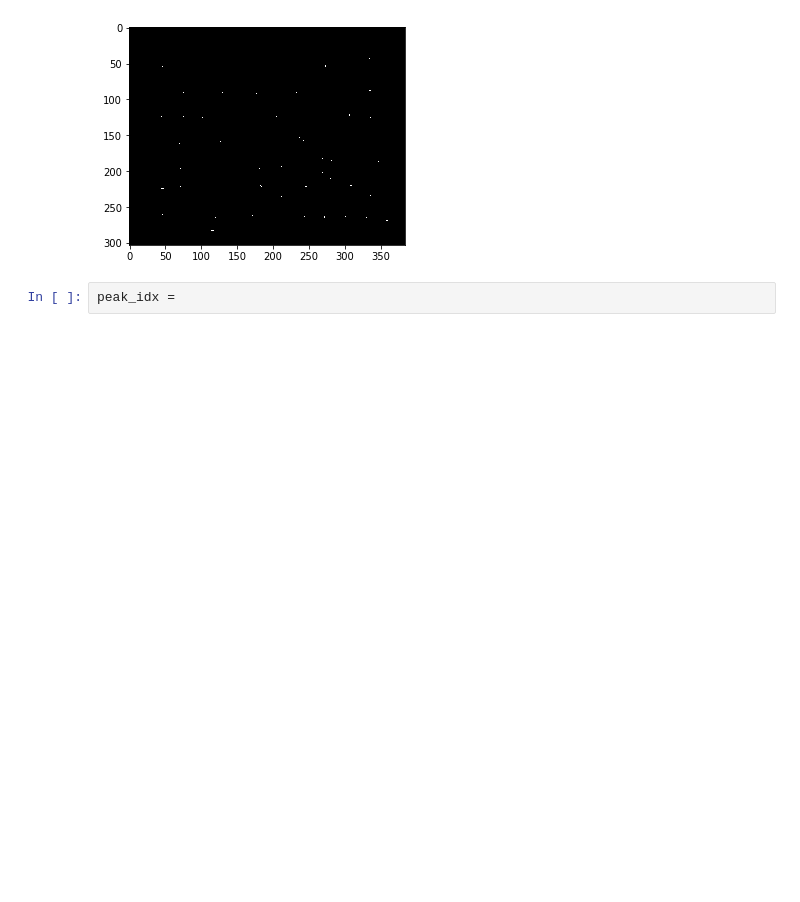
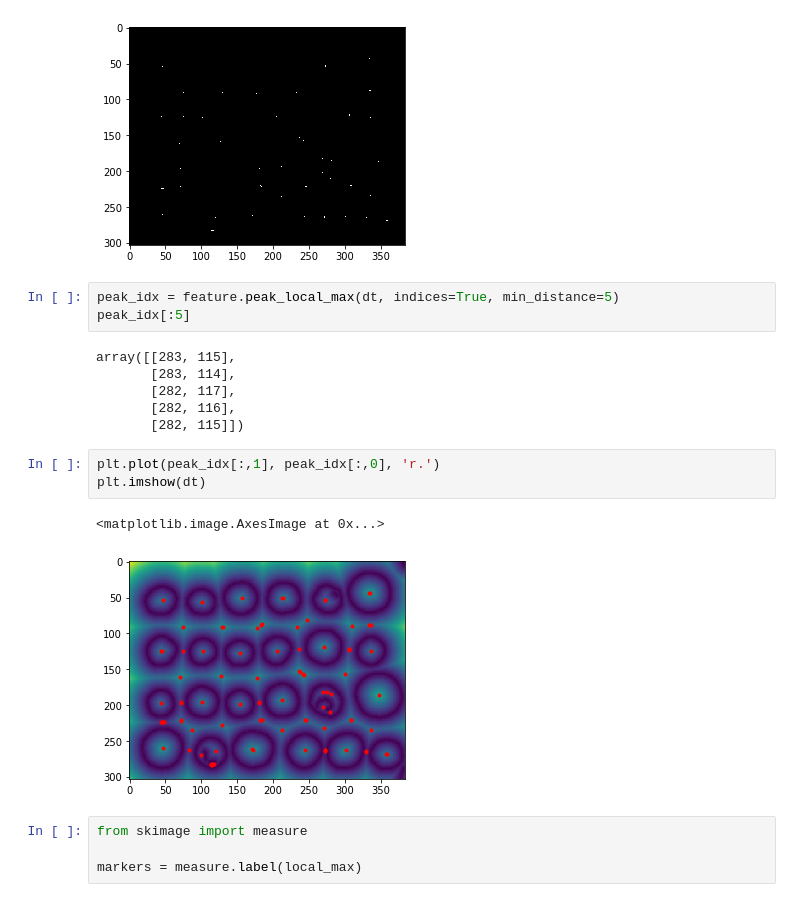
Before and after one commit to Biswajee/MachineLearningFlows, a Jupyter notebook: coins.ipynb, the cells around one changed output. Saved outputs shown, nothing was run; the diff lists cells and outputs as text; blank space fills up the shorter version.

```diff
--- a/coins.ipynb
+++ b/coins.ipynb
@@ -58,5 +58,22 @@ plt.imshow(local_max, cmap='gray')
 # %% [output]
 <matplotlib.image.AxesImage at 0x...>
 [figure]
-# %%
-peak_idx =
+# %%
+peak_idx = feature.peak_local_max(dt, indices=True, min_distance=5)
+peak_idx[:5]
+# %% [output]
+array([[283, 115],
+       [283, 114],
+       [282, 117],
+       [282, 116],
+       [282, 115]])
+# %%
+plt.plot(peak_idx[:,1], peak_idx[:,0], 'r.')
+plt.imshow(dt)
+# %% [output]
+<matplotlib.image.AxesImage at 0x...>
+[figure, added]
+# %%
+from skimage import measure
+
+markers = measure.label(local_max)
```
Also changed, not shown: parts of 11 cells of this notebook.
